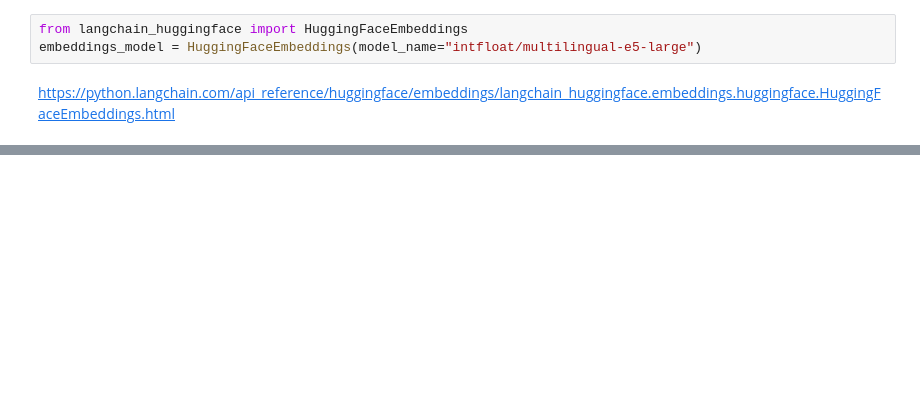
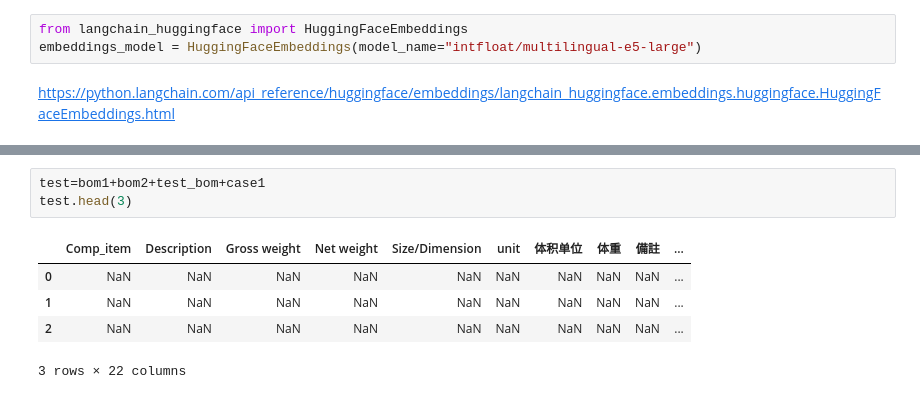
Before and after one commit to Ren1990/assignment1, a Jupyter notebook: 1_etl.ipynb, the cells around one changed output, grey strips where cells are left out. Cells and saved outputs as stored; diff of their text form; blank space fills up the shorter version.

```diff
--- a/1_etl.ipynb
+++ b/1_etl.ipynb
@@ -379,0 +226,9 @@ process_bom_files(bom_files)
+# %%
+test=bom1+bom2+test_bom+case1
+test.head(3)
+# %% [output]
+|  | Comp_item | Description | Gross weight | Net weight | Size/Dimension | unit | 体积单位 | 体重 | 備註 | ... |
+| 0 | NaN | NaN | NaN | NaN | NaN | NaN | NaN | NaN | NaN | ... |
+| 1 | NaN | NaN | NaN | NaN | NaN | NaN | NaN | NaN | NaN | ... |
+| 2 | NaN | NaN | NaN | NaN | NaN | NaN | NaN | NaN | NaN | ... |
+3 rows × 22 columns
```
Also changed, not shown: parts of 45 cells of this notebook, 4 other files.
